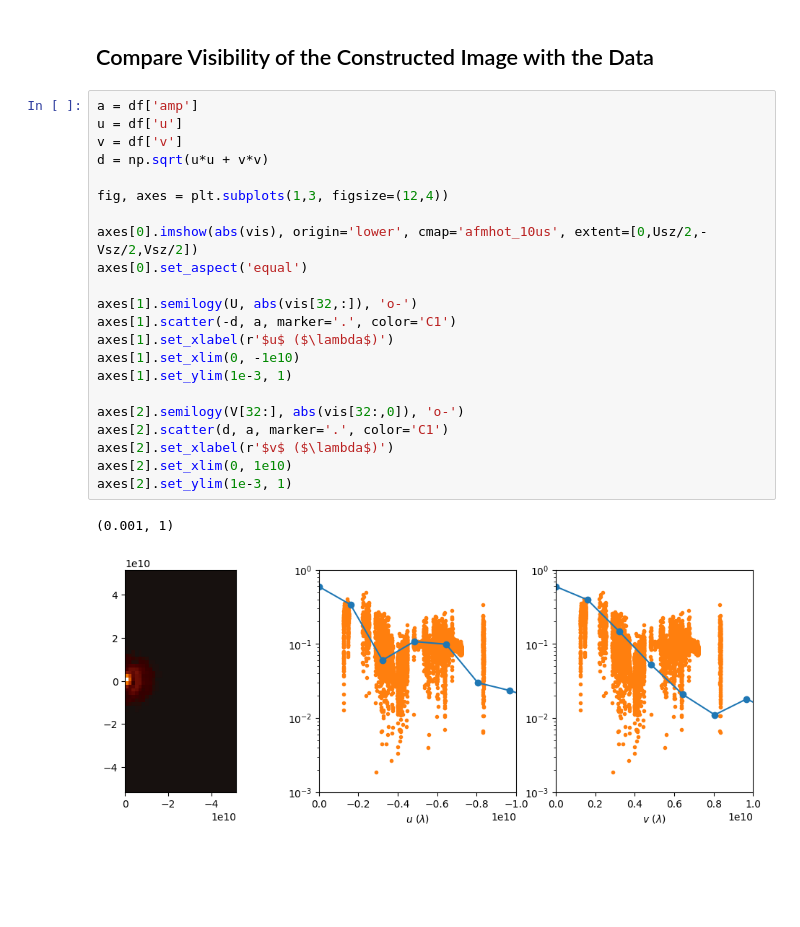
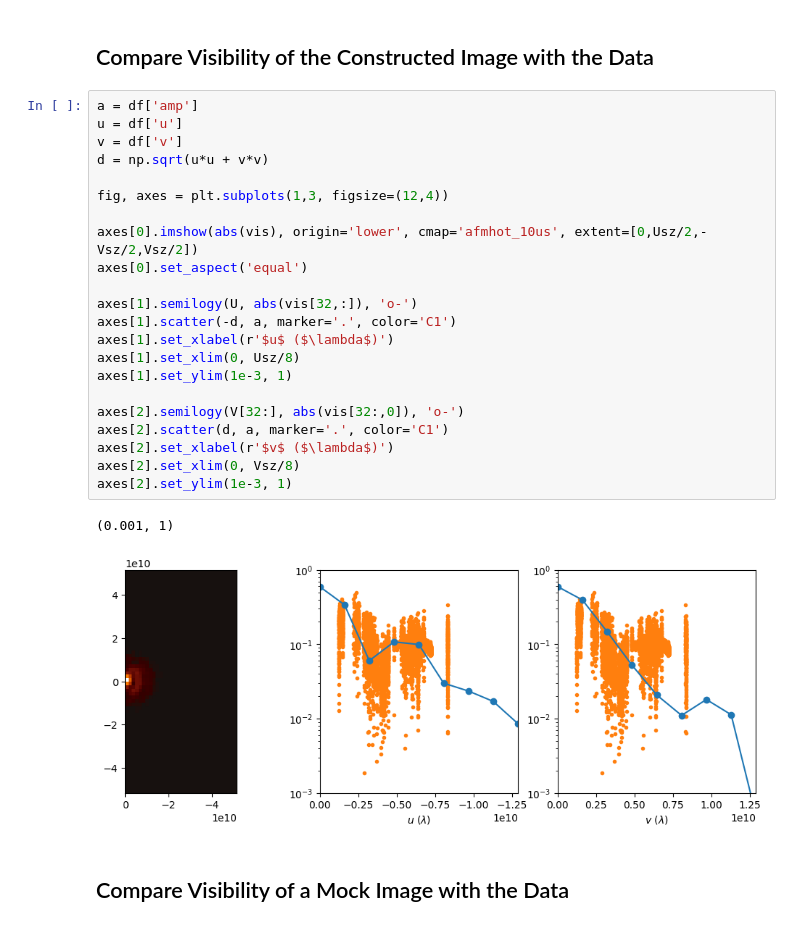
Before and after one commit to rndsrc/img, a Jupyter notebook: img.ipynb, the cells around one changed output. Drawn from its saved outputs; the diff is of its cells as text; blank space fills up the shorter version.

```diff
--- a/img.ipynb
+++ b/img.ipynb
@@ -175,25 +175,27 @@ Text(0.5, 0, '$v$ ($\\lambda$)')
 # %%
 a = df['amp']
 u = df['u']
 v = df['v']
 d = np.sqrt(u*u + v*v)
 
 fig, axes = plt.subplots(1,3, figsize=(12,4))
 
 axes[0].imshow(abs(vis), origin='lower', cmap='afmhot_10us', extent=[0,Usz/2,-Vsz/2,Vsz/2])
 axes[0].set_aspect('equal')
 
 axes[1].semilogy(U, abs(vis[32,:]), 'o-')
 axes[1].scatter(-d, a, marker='.', color='C1')
 axes[1].set_xlabel(r'$u$ ($\lambda$)')
-axes[1].set_xlim(0, -1e10)
+axes[1].set_xlim(0, Usz/8)
 axes[1].set_ylim(1e-3, 1)
 
 axes[2].semilogy(V[32:], abs(vis[32:,0]), 'o-')
 axes[2].scatter(d, a, marker='.', color='C1')
 axes[2].set_xlabel(r'$v$ ($\lambda$)')
-axes[2].set_xlim(0, 1e10)
+axes[2].set_xlim(0, Vsz/8)
 axes[2].set_ylim(1e-3, 1)
 # %% [output]
 (0.001, 1)
-[figure, old version]
+[figure, new version]
+# %% [markdown]
+## Compare Visibility of a Mock Image with the Data
```
Also changed, not shown: parts of 3 cells of this notebook.
